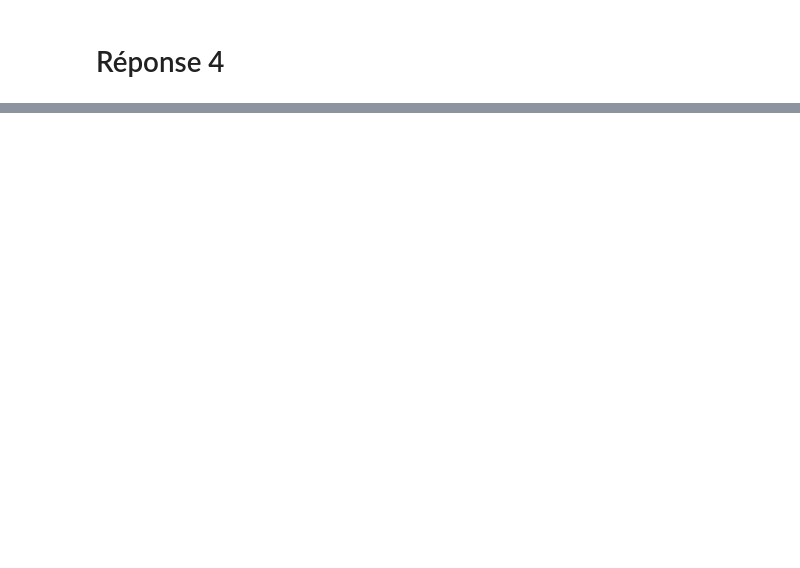
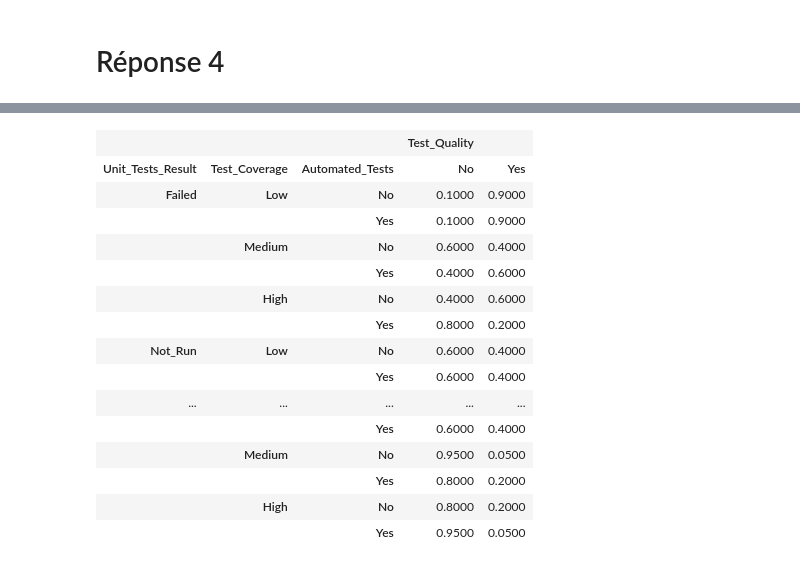
Before and after one commit to EtherNeil/Bayesian-Network, a Jupyter notebook: notebook.ipynb, the cells around one changed output, grey strips where cells are left out. Cells and saved outputs as stored; diff of their text form; code cells hidden in the pictures; blank space fills up the shorter version.

```diff
--- a/notebook.ipynb
+++ b/notebook.ipynb
@@ -275,0 +358,68 @@ Implémentez votre modèle avec pyAgrum, et montrez la "qualité" de votre modè
+# %%
+score_map_test_quality = {
+    "Automated_Tests": {
+        "No": 0,
+        "Yes": 1
+    },
+    "Test_Coverage": {
+        "Low": 0,
+        "Medium": 1,
+        "High": 2
+    },
+    "Unit_Tests_Result": {
+        "Failed": 0,
+        "Not_Run": 0.5,
+        "Passed": 2
+    }
+}
+
+def test_quality_probability(score):
+    """Retourne P(Test_Quality = Yes) en fonction du score total."""
+    if score >= 4:
+        return 0.95
+    elif score >= 3:
+        return 0.8
+    elif score >= 2:
+        return 0.6
+    elif score >= 1:
+        return 0.4
+    else:
+        return 0.1
+
+cpt_test_quality = []
+
+for auto_tests in score_map_test_quality["Automated_Tests"]:
+    for coverage in score_map_test_quality["Test_Coverage"]:
+        for unit_res in score_map_test_quality["Unit_Tests_Result"]:
+            total_score = (
+                score_map_test_quality["Automated_Tests"][auto_tests]
+                + score_map_test_quality["Test_Coverage"][coverage]
+                + score_map_test_quality["Unit_Tests_Result"][unit_res]
+            )
+            p_yes = test_quality_probability(total_score)
+            p_no = round(1 - p_yes, 2)
+
+            cpt_test_quality.append([auto_tests, coverage, unit_res, p_yes, p_no])
+
+test_quality_cpt_flat = []
+for row in cpt_test_quality:
+    test_quality_cpt_flat.extend([row[3], row[4]])
+
+bn.cpt("Test_Quality").fillWith(test_quality_cpt_flat)
+# %% [output]
+|  |  |  | Test_Quality |  |
+| Unit_Tests_Result | Test_Coverage | Automated_Tests | No | Yes |
+| Failed | Low | No | 0.1000 | 0.9000 |
+|  |  | Yes | 0.1000 | 0.9000 |
+|  | Medium | No | 0.6000 | 0.4000 |
+|  |  | Yes | 0.4000 | 0.6000 |
+|  | High | No | 0.4000 | 0.6000 |
+|  |  | Yes | 0.8000 | 0.2000 |
+| Not_Run | Low | No | 0.6000 | 0.4000 |
+|  |  | Yes | 0.6000 | 0.4000 |
+| ... | ... | ... | ... | ... |
+|  |  | Yes | 0.6000 | 0.4000 |
+|  | Medium | No | 0.9500 | 0.0500 |
+|  |  | Yes | 0.8000 | 0.2000 |
+|  | High | No | 0.8000 | 0.2000 |
+|  |  | Yes | 0.9500 | 0.0500 |
```
Also changed, not shown: parts of 5 cells of this notebook.
